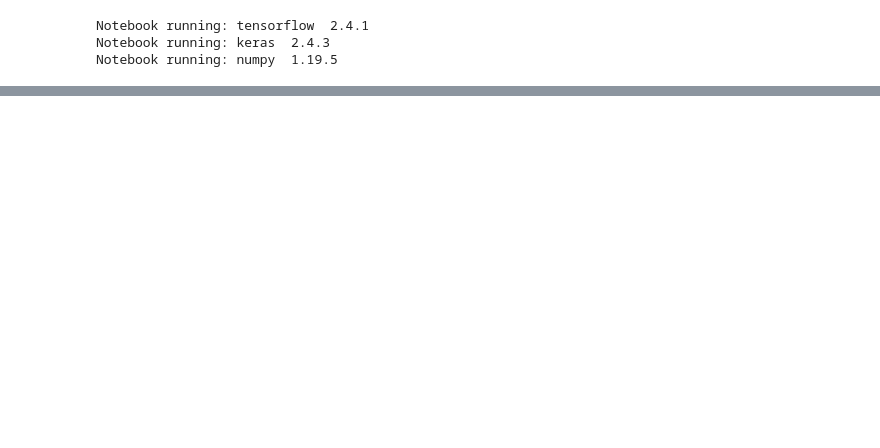
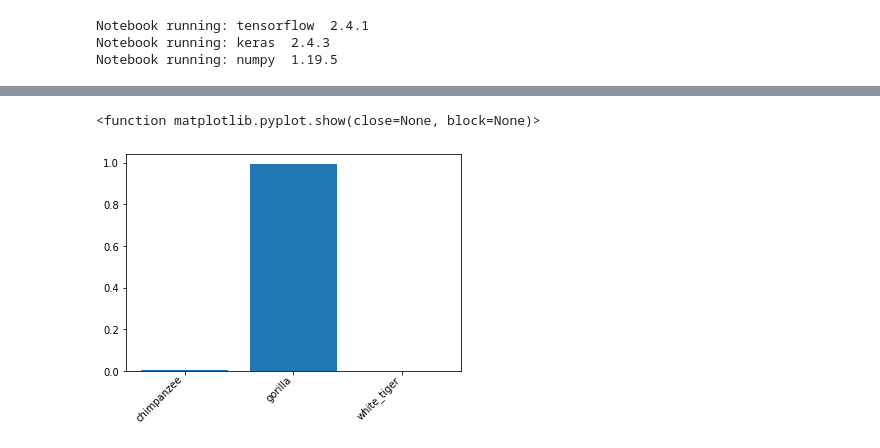
Before and after one commit to SAAF-16/Explainable_AI-Bachelor_Thesis, a Jupyter notebook: XAI_libraries/imageExplain(lime).ipynb, the cells around one changed output, grey strips where cells are left out. Drawn from its saved outputs; the diff is of its cells as text; code cells hidden in the pictures; blank space fills up the shorter version.

Commit message:
multi model compatibility

```diff
--- a/XAI_libraries/imageExplain(lime).ipynb
+++ b/XAI_libraries/imageExplain(lime).ipynb
@@ -51,0 +24,17 @@ decode_predictions(preds,top=10)[0]
+# %%
+#Load pretrained model
+
+from tensorflow.keras.applications.vgg16 import preprocess_input, decode_predictions
+model = tf.keras.models.load_model('..\\data\\model')
+
+# from tensorflow.keras.applications.vgg16 import VGG16, preprocess_input, decode_predictions
+# model=VGG16()
+
+# from tensorflow.keras.applications.vgg19 import VGG19, preprocess_input, decode_predictions
+# model=VGG19()
+
+# from tensorflow.keras.applications.mobilenet import MobileNet, preprocess_input, decode_predictions
+# model=MobileNet()
+
+# from tensorflow.keras.applications.inception_v3 import InceptionV3, preprocess_input, decode_predictions
+# model=InceptionV3()
@@ -52,3 +67,27 @@ decode_predictions(preds,top=10)[0]
+# %%
+#making prediction
+preds = np.round(model.predict(preprocess_input(np.expand_dims(img.copy(), axis=0))),5)
+predict=[]
+
+if (model.name=='AkinolaVGG16'):
+    class_names={'0':'chimpanzee', '1':'gorilla','2':'white_tiger'}
+    preds_data = dict(zip(class_names.values(), preds[0]))
+else:
+    decoded_preds=decode_predictions(preds,top=10)
+    class_names={}
+    ind =(-preds[0]).argsort()[:10]
+    for i in range (10):
+        class_names[str(ind[i])]=decoded_preds[0][i][1]
+        predict.append(decoded_preds[0][i][2])
+    preds_data = dict(zip(class_names.values(), predict))
+
+#plot results
+plt.bar(range(len(preds_data)), list(preds_data.values()), align='center')
+plt.xticks(range(len(preds_data)), list(preds_data.keys()),rotation=45,va='center_baseline',horizontalalignment='right')
+plt.show
+# %% [output]
+<function matplotlib.pyplot.show(close=None, block=None)>
+[figure, added]
 # %%
 #generate superpixels
 
```
Also changed, not shown: parts of 20 cells of this notebook, 2 other files.
